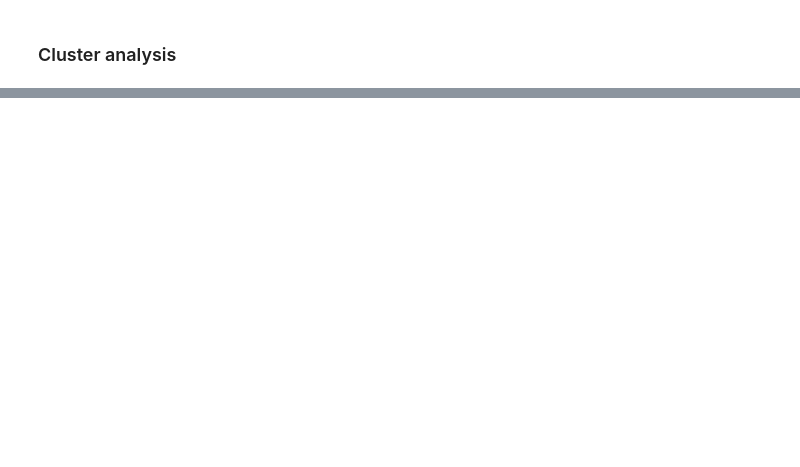
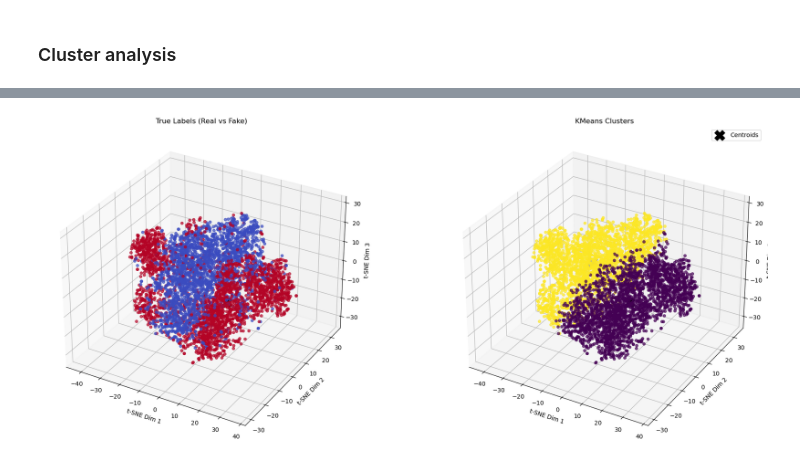
Before and after one commit to EliotAtlani/ai-image-detector, a Jupyter notebook: eda/eda_art.ipynb, the cells around one changed output, grey strips where cells are left out. Saved outputs shown, nothing was run; the diff lists cells and outputs as text; code cells hidden in the pictures; blank space fills up the shorter version.

```diff
--- a/eda/eda_art.ipynb
+++ b/eda/eda_art.ipynb
@@ -244,0 +248,30 @@ plt.show()
+# %%
+fig = plt.figure(figsize=(20, 8))
+centroids = kmeans.cluster_centers_
+
+# Plot true labels
+ax1 = fig.add_subplot(121, projection='3d')
+ax1.scatter(X_3d[:, 0], X_3d[:, 1], X_3d[:, 2],
+            c=y, cmap='coolwarm', alpha=0.7)
+ax1.set_title("True Labels (Real vs Fake)")
+ax1.set_xlabel("t-SNE Dim 1")
+ax1.set_ylabel("t-SNE Dim 2")
+ax1.set_zlabel("t-SNE Dim 3")
+
+# Plot predicted clusters
+ax2 = fig.add_subplot(122, projection='3d')
+ax2.scatter(X_3d[:, 0], X_3d[:, 1], X_3d[:, 2],
+            c=clusters, cmap='viridis', alpha=0.7)
+ax2.scatter(centroids[:, 0], centroids[:, 1], centroids[:, 2],
+            s=300, c='black', marker='X', label='Centroids')
+ax2.set_title("KMeans Clusters")
+ax2.set_xlabel("t-SNE Dim 1")
+ax2.set_ylabel("t-SNE Dim 2")
+ax2.set_zlabel("t-SNE Dim 3")
+
+
+ax2.legend()
+plt.tight_layout()
+plt.show()
+# %% [output]
+[figure, added]
```
Also changed, not shown: parts of 7 cells of this notebook, 2 other files.
